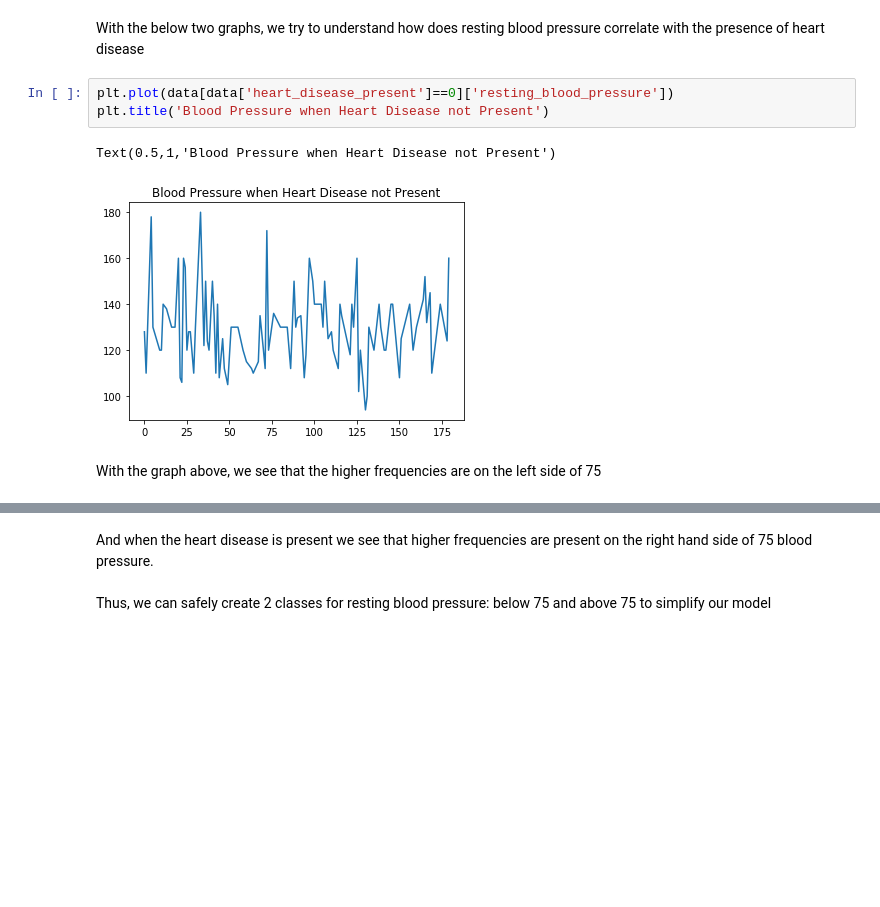
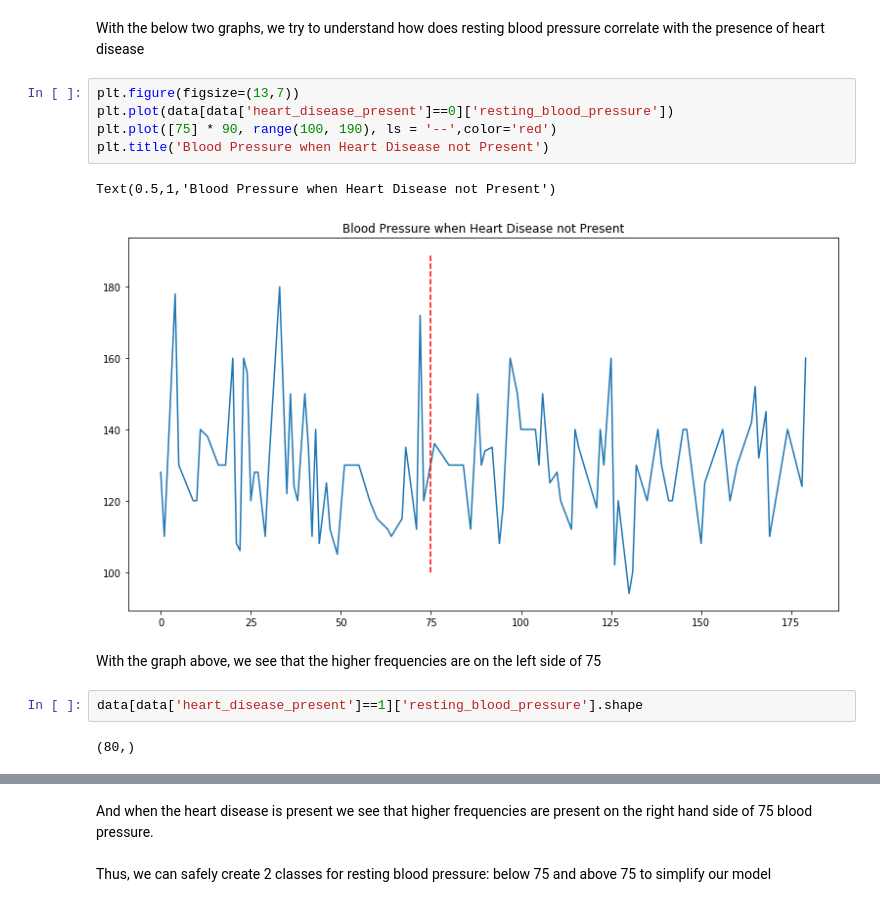
Before and after one commit to anagharumade/Competitions, a Jupyter notebook: DeepIntoFeatures.ipynb, the cells around one changed output, grey strips where cells are left out. Cells and saved outputs as stored; diff of their text form; blank space fills up the shorter version.

Commit message:
graph

```diff
--- a/DeepIntoFeatures.ipynb
+++ b/DeepIntoFeatures.ipynb
@@ -55,11 +55,17 @@ import matplotlib.pyplot as plt
 # %% [markdown]
 With the below two graphs, we try to understand how does resting blood pressure correlate with the presence of heart disease
 # %%
+plt.figure(figsize=(13,7))
 plt.plot(data[data['heart_disease_present']==0]['resting_blood_pressure'])
+plt.plot([75] * 90, range(100, 190), ls = '--',color='red')
 plt.title('Blood Pressure when Heart Disease not Present')
 # %% [output]
 Text(0.5,1,'Blood Pressure when Heart Disease not Present')
-[figure, old version]
+[figure, new version]
 # %% [markdown]
 With the graph above, we see that the higher frequencies are on the left side of 75
+# %%
+data[data['heart_disease_present']==1]['resting_blood_pressure'].shape
+# %% [output]
+(80,)
 # %%
```
Also changed, not shown: parts of 1 cell of this notebook.
